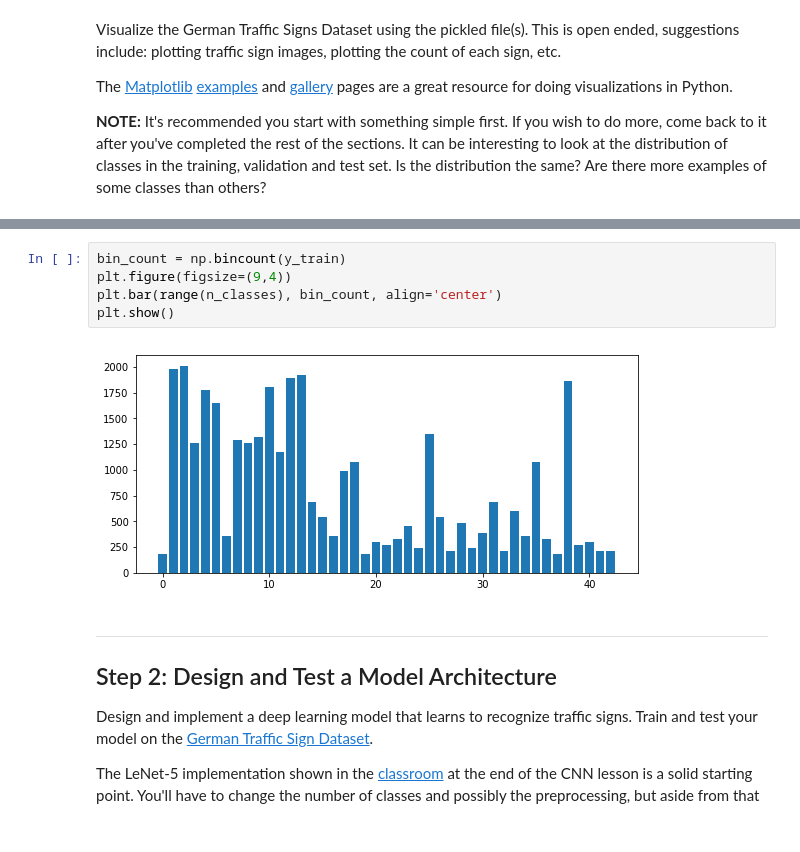
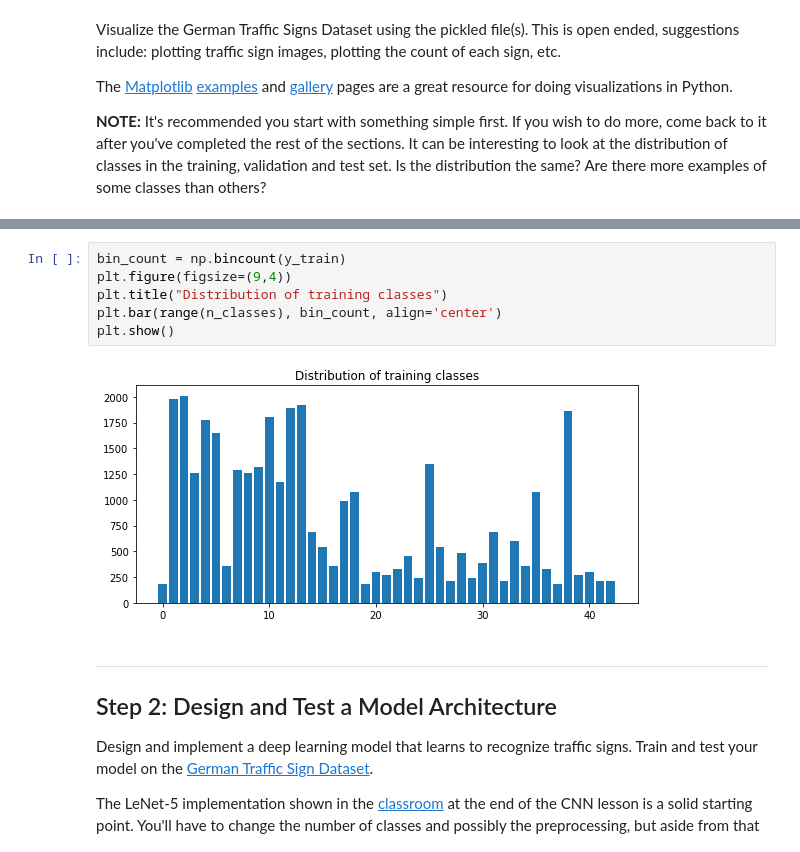
Before and after one commit to dcromp/artificial_intelligence, a Jupyter notebook: CarND-Traffic-Sign-Classifier-Project/Traffic_Sign_Classifier.ipynb, the cells around one changed output, grey strips where cells are left out. Drawn from its saved outputs; the diff is of its cells as text.

```diff
--- a/CarND-Traffic-Sign-Classifier-Project/Traffic_Sign_Classifier.ipynb
+++ b/CarND-Traffic-Sign-Classifier-Project/Traffic_Sign_Classifier.ipynb
@@ -112,10 +114,11 @@ plt.subplots_adjust(wspace=0, hspace=0)
 # %%
 bin_count = np.bincount(y_train)
 plt.figure(figsize=(9,4))
+plt.title("Distribution of training classes")
 plt.bar(range(n_classes), bin_count, align='center')
 plt.show()
 # %% [output]
-[figure, old version]
+[figure, new version]
 # %% [markdown]
 ----
 
```
Also changed, not shown: parts of 11 cells of this notebook, 1 other file.
